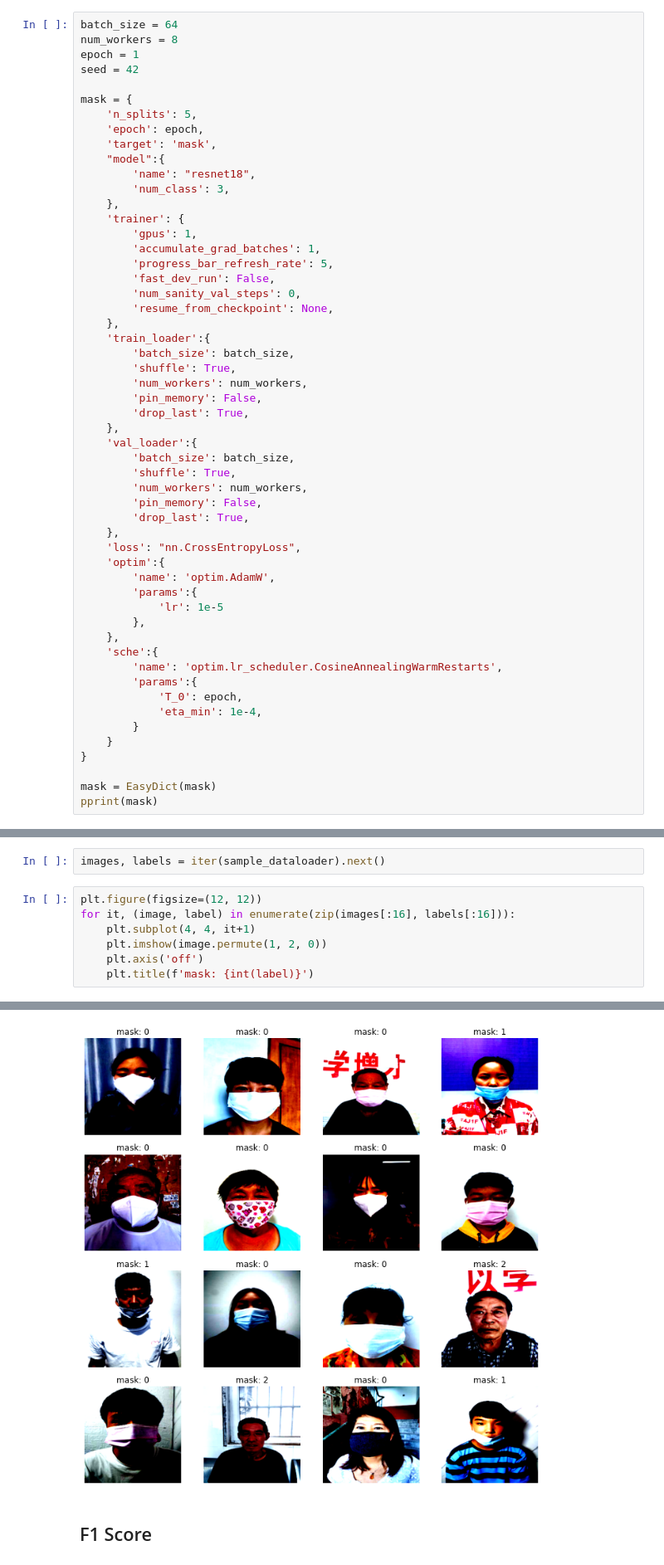
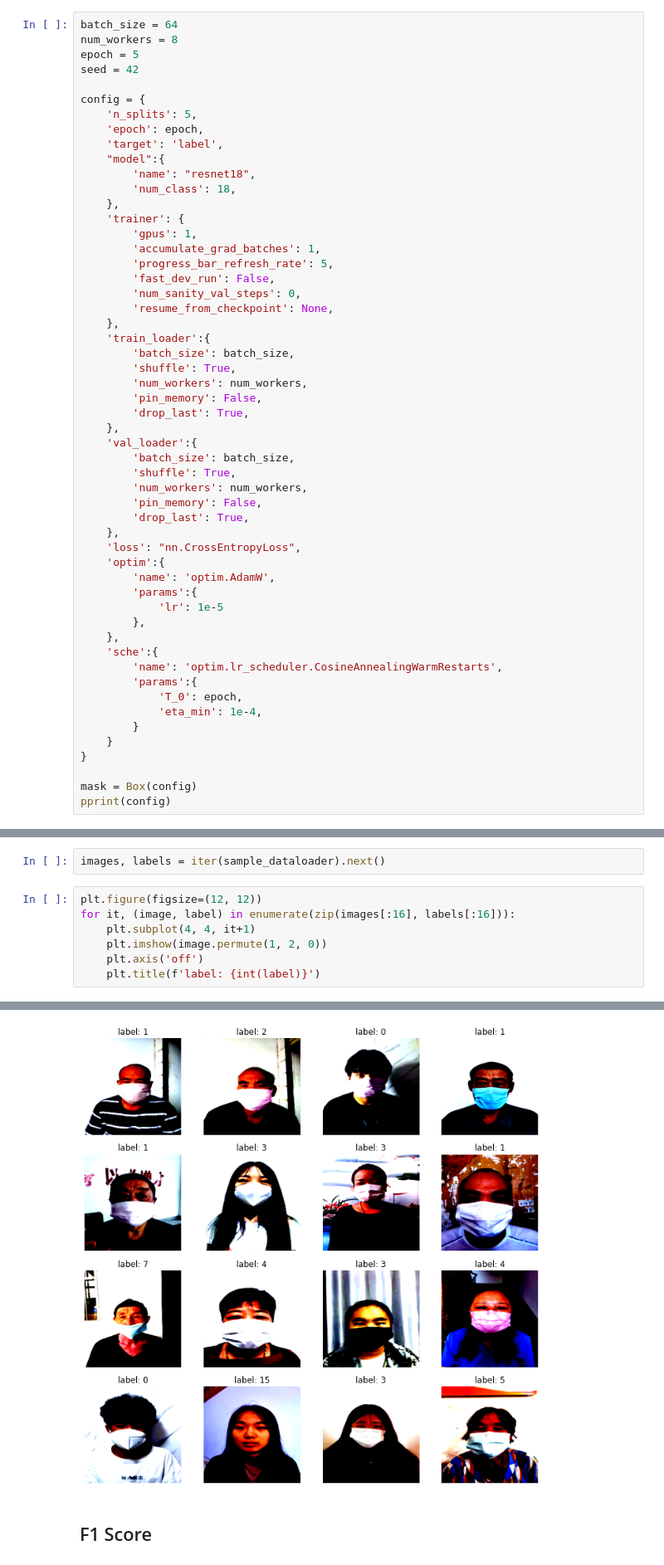
Before and after one commit to KyubumShin/level1-image-classification-level1-cv-13, a Jupyter notebook: models/pytorch_lightning_baseline/model.ipynb, the cells around one changed output, grey strips where cells are left out. Shown: that part at 83% size. Cells and saved outputs as stored; diff of their text form.

```diff
--- a/models/pytorch_lightning_baseline/model.ipynb
+++ b/models/pytorch_lightning_baseline/model.ipynb
@@ -57,16 +65,16 @@ memory usage: 1.2+ MB
 # %%
 batch_size = 64
 num_workers = 8
-epoch = 1
+epoch = 5
 seed = 42
 
-mask = {
+config = {
     'n_splits': 5,
     'epoch': epoch,
-    'target': 'mask',
+    'target': 'label',
     "model":{
         'name': "resnet18",
-        'num_class': 3,
+        'num_class': 18,
     },
     'trainer': {
         'gpus': 1,
@@ -106,6 +114,6 @@ mask = {
     }
 }
 
-mask = EasyDict(mask)
-pprint(mask)
+mask = Box(config)
+pprint(config)
 # %% [output]
@@ -205,28 +213,28 @@ images, labels = iter(sample_dataloader).next()
 # %%
 plt.figure(figsize=(12, 12))
 for it, (image, label) in enumerate(zip(images[:16], labels[:16])):
     plt.subplot(4, 4, it+1)
     plt.imshow(image.permute(1, 2, 0))
     plt.axis('off')
-    plt.title(f'mask: {int(label)}')
+    plt.title(f'label: {int(label)}')
 # %% [output]
 Clipping input data to the valid range for imshow with RGB data ([0..1] for floats or [0..255] for integers).
 Clipping input data to the valid range for imshow with RGB data ([0..1] for floats or [0..255] for integers).
 Clipping input data to the valid range for imshow with RGB data ([0..1] for floats or [0..255] for integers).
 Clipping input data to the valid range for imshow with RGB data ([0..1] for floats or [0..255] for integers).
 Clipping input data to the valid range for imshow with RGB data ([0..1] for floats or [0..255] for integers).
 Clipping input data to the valid range for imshow with RGB data ([0..1] for floats or [0..255] for integers).
 Clipping input data to the valid range for imshow with RGB data ([0..1] for floats or [0..255] for integers).
 Clipping input data to the valid range for imshow with RGB data ([0..1] for floats or [0..255] for integers).
 Clipping input data to the valid range for imshow with RGB data ([0..1] for floats or [0..255] for integers).
 Clipping input data to the valid range for imshow with RGB data ([0..1] for floats or [0..255] for integers).
 Clipping input data to the valid range for imshow with RGB data ([0..1] for floats or [0..255] for integers).
 Clipping input data to the valid range for imshow with RGB data ([0..1] for floats or [0..255] for integers).
 Clipping input data to the valid range for imshow with RGB data ([0..1] for floats or [0..255] for integers).
 Clipping input data to the valid range for imshow with RGB data ([0..1] for floats or [0..255] for integers).
 Clipping input data to the valid range for imshow with RGB data ([0..1] for floats or [0..255] for integers).
 Clipping input data to the valid range for imshow with RGB data ([0..1] for floats or [0..255] for integers).
-[figure, old version]
+[figure, new version]
 # %% [markdown]
 ## F1 Score
 # %%
```
Also changed, not shown: parts of 10 cells of this notebook.
